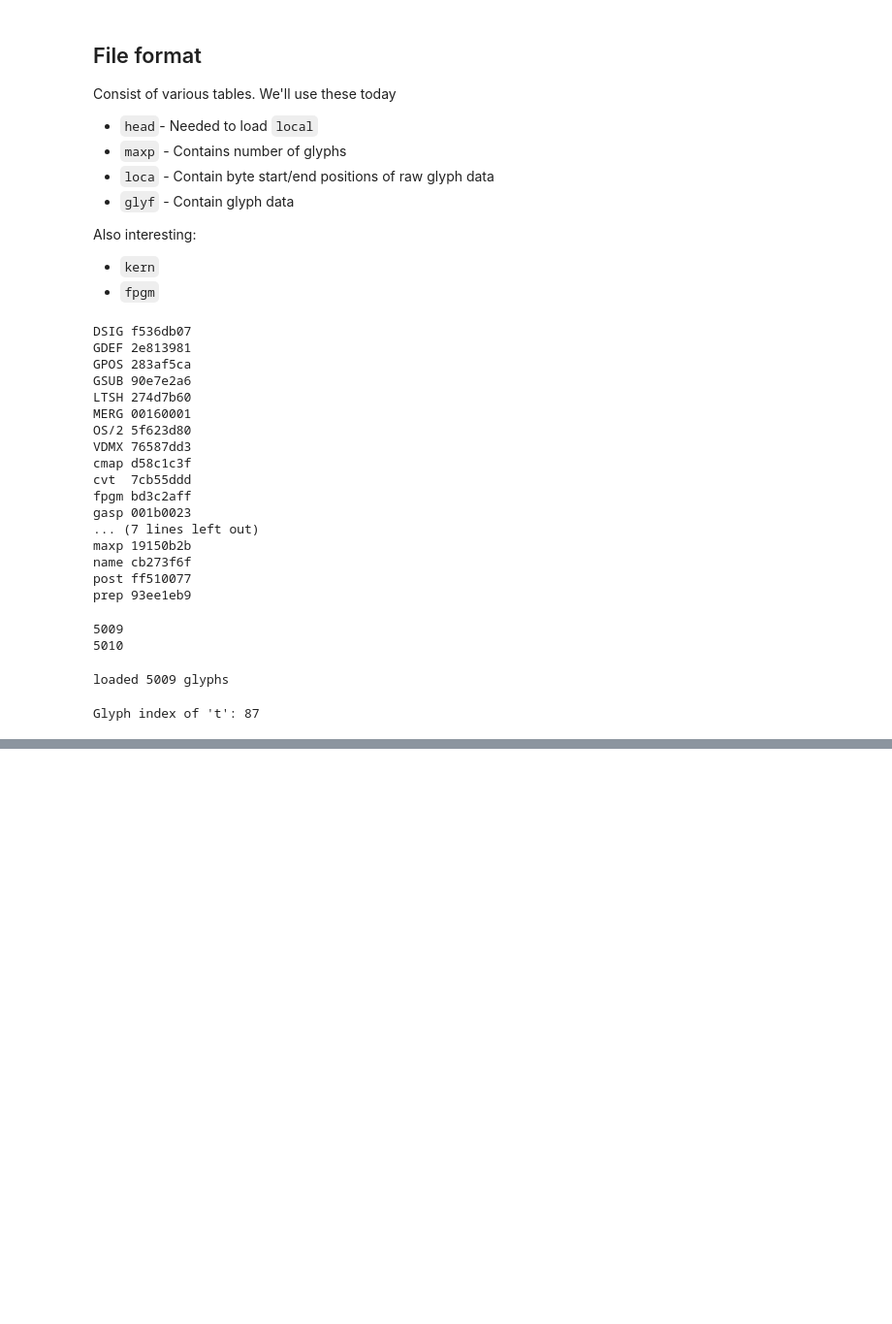
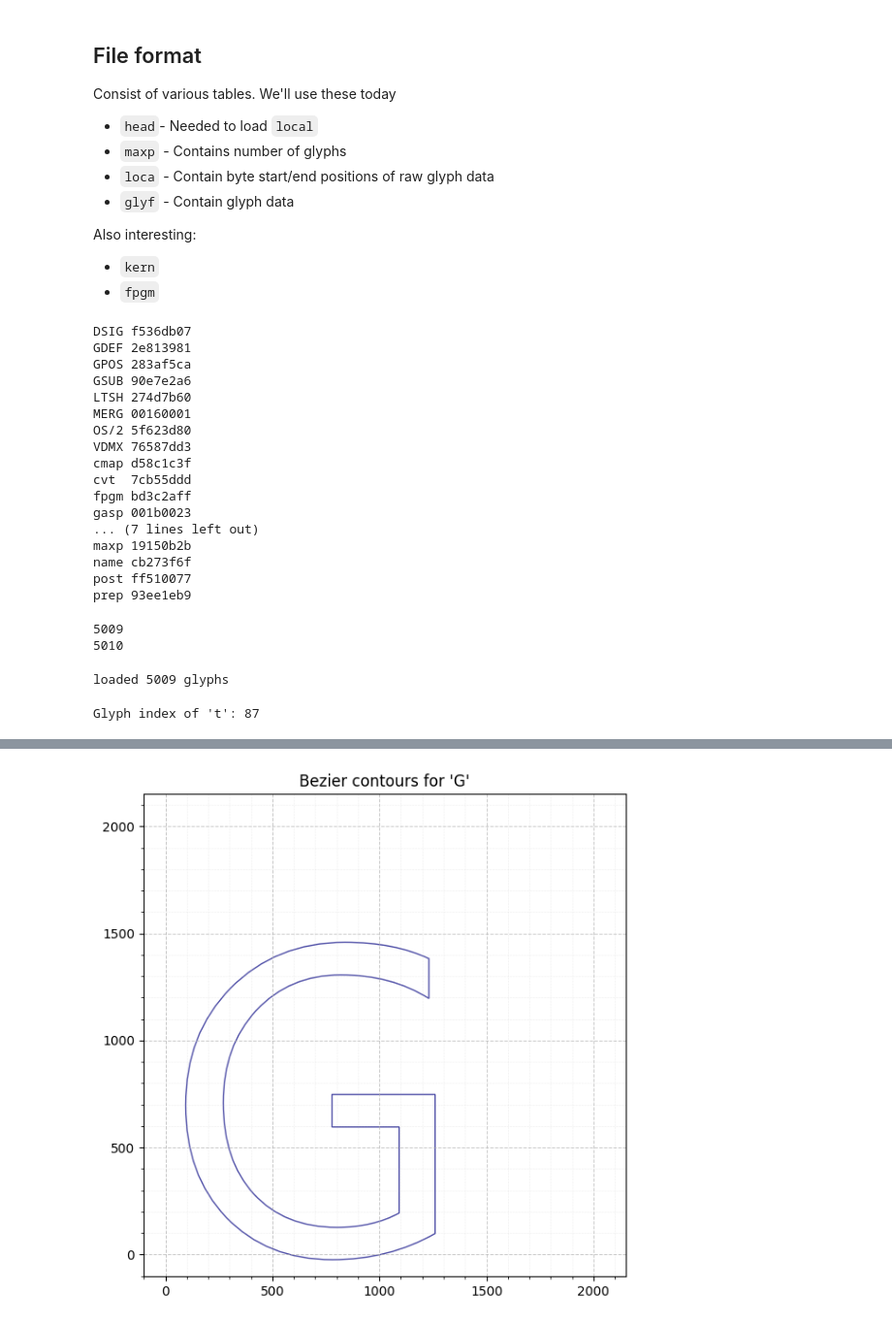
Before and after one commit to vidstige/cookie-talks, a Jupyter notebook: truetype/truetype.ipynb, the cells around one changed output, grey strips where cells are left out. Shown at 97% size. Cells and saved outputs as stored; diff of their text form; code cells hidden in the pictures; blank space fills up the shorter version.

```diff
--- a/truetype/truetype.ipynb
+++ b/truetype/truetype.ipynb
@@ -333,0 +341,73 @@ NameError: name 'units_per_em' is not defined
+# %%
+from matplotlib.path import Path
+import matplotlib.patches as patches
+import matplotlib.pyplot as plt
+
+
+def expand_contour(contour: Contour) -> list[Point]:  # type: ignore[name-defined]
+    """Insert implied on-curve midpoints between consecutive off-curve points."""
+    points = list(contour.points)
+    result = []
+    n = len(points)
+    for i in range(n):
+        p = points[i]
+        result.append(p)
+        next_p = points[(i + 1) % n]
+        if not p.on_curve and not next_p.on_curve:
+            mid = Point((p.x + next_p.x) / 2, (p.y + next_p.y) / 2, True)  # type: ignore[name-defined]
+            result.append(mid)
+    return result
+
+
+def contour_to_path(contour: Contour) -> Path:  # type: ignore[name-defined]
+    points = expand_contour(contour)
+    n = len(points)
+
+    # Rotate so we start at the first on-curve point
+    start = next((i for i, p in enumerate(points) if p.on_curve), 0)
+    points = points[start:] + points[:start]
+
+    verts = [(points[0].x, points[0].y)]
+    codes = [Path.MOVETO]
+
+    i = 1
+    while i < n:
+        p = points[i % n]
+        if p.on_curve:
+            verts.append((p.x, p.y))
+            codes.append(Path.LINETO)
+            i += 1
+        else:
+            # Quadratic bezier: off-curve control point + on-curve endpoint
+            p_off = points[i % n]
+            p_on  = points[(i + 1) % n]
+            verts += [(p_off.x, p_off.y), (p_on.x, p_on.y)]
+            codes += [Path.CURVE3, Path.CURVE3]
+            i += 2
+
+    verts.append((0, 0))
+    codes.append(Path.CLOSEPOLY)
+
+    return Path(verts, codes)
+
+
+fig, ax = plt.subplots(figsize=(6, 6))
+em = head.units_per_em
+pad = em * 0.05
+ax.set_xlim(-pad, em + pad)
+ax.set_ylim(-pad, em + pad)
+ax.set_aspect('equal')
+
+for contour in glyph.contours:
+    path = contour_to_path(contour)
+    patch = patches.PathPatch(path, facecolor='none', edgecolor='navy', alpha=0.7)
+    ax.add_patch(patch)
+
+ax.grid(True, which='major', linestyle='--', linewidth=0.7, alpha=0.7)
+ax.minorticks_on()
+ax.grid(True, which='minor', linestyle=':', linewidth=0.4, alpha=0.4)
+ax.set_title(f"Bezier contours for '{character}'")
+plt.tight_layout()
+plt.show()
+# %% [output]
+[figure, added]
```
Also changed, not shown: parts of 2 cells of this notebook.
